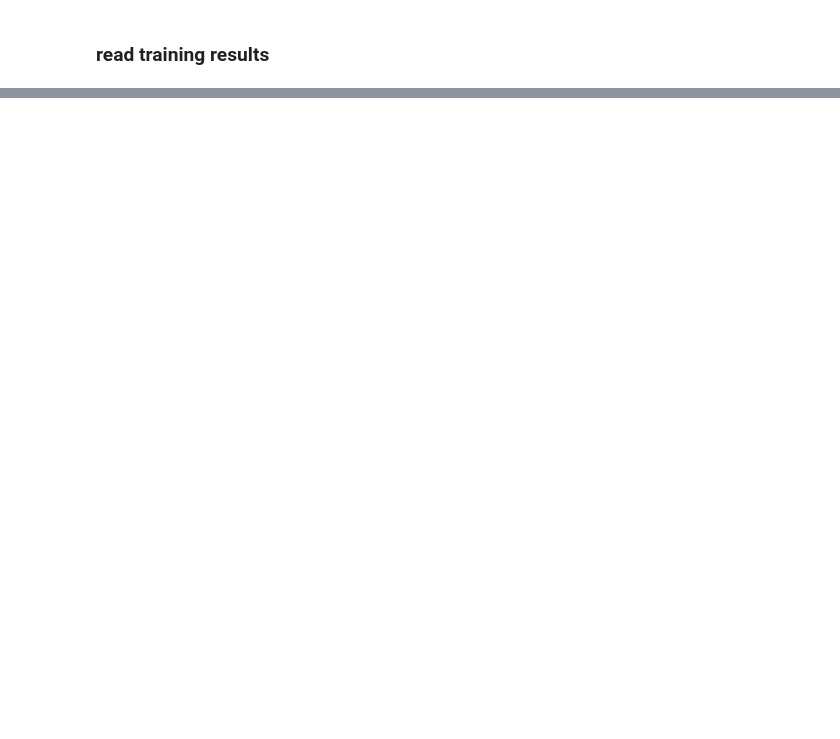
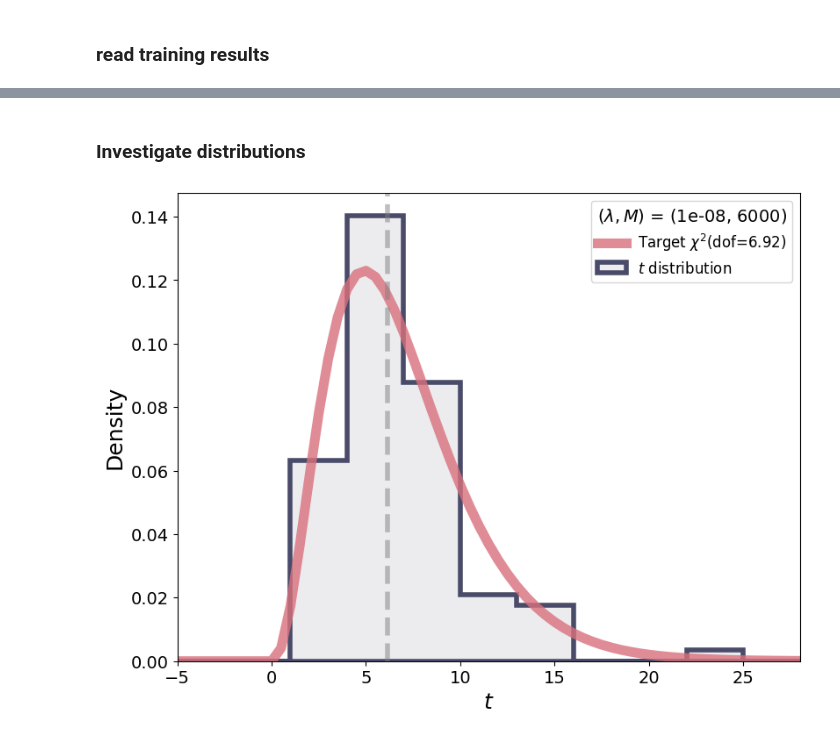
Before and after one commit to PietroCappelli/NPLM-Falkon, a Jupyter notebook: notebooks/LogisticFalkon.ipynb, the cells around one changed output, grey strips where cells are left out. Cells and saved outputs as stored; diff of their text form; code cells hidden in the pictures; blank space fills up the shorter version.

```diff
--- a/notebooks/LogisticFalkon.ipynb
+++ b/notebooks/LogisticFalkon.ipynb
@@ -336,0 +362,54 @@ t_mean8 = read_data(1e-8, 'mean', path=path); t_chi8  = read_data(1e-8, 'chi', p
+# %% [markdown]
+### Investigate distributions
+# %%
+l=1e-8
+m=6000
+distrib_path = '/home/ubuntu/NPLM-Falkon/output/1D/2024_2_19/ttest_time_'+str(l)+'_'+str(m)+'.csv'
+with open(distrib_path) as f:
+    t_list = np.array([float(row.split()[0]) for row in f])
+
+df_fit, loc, scale = chi2.fit(t_list, floc=0, fscale=1)
+ref_chi2 = chi2(df=df_fit)
+t_ref_bins  = np.arange(-5, 30, 3)
+xgrid_ref   = np.arange(-5, 30, 0.5)
+
+plot_one_t(
+    t_distribution  = t_list,
+    t_bins          = t_ref_bins,
+    chi2            = ref_chi2,
+    chi2_grid       = xgrid_ref,
+    show_hist       = True,
+    show_error      = False,
+    compute_rate    = False,
+    err_marker      = "o",
+    err_markersize  = 10,
+    err_capsize     = 5,
+    err_elinewidth  = 4,
+    err_capthick    = 4,
+    err_color       = "black",
+    figsize         = (8, 6),
+    fontsize        = 18,
+    cms             = False,
+    cms_label       = "",
+    cms_rlabel      = "",
+    hist_ecolor     = ("#494B69", 1.0),
+    hist_fcolor     = ("#494B69", 0.1),
+    chi2_color      = ("#D8707C", 0.8),
+    hist_lw         = 4,
+    chi2_lw         = 8,
+    hist_type       = "stepfilled",
+    hist_label      = "$\it{t}$ distribution",
+    chi2_label      = "Target $\chi^2$(dof=%.2f)"%(df_fit),
+    xlabel          = r"$t$",
+    ylabel          = "Density",
+    show_plot       = True,
+    save_plot       = False,
+    plot_name       = "t_distribution_"+str(l)+"_"+str(m),
+    plot_path       = "/home/ubuntu/NPLM-Falkon/plot/1D/",
+    plot_format     = "png",
+    return_fig      = False,
+    plot_params     = True,
+    hyperparams     = str(l)+", "+str(m),
+)
+# %% [output]
+[figure, added]
```
Also changed, not shown: parts of 9 cells of this notebook, 1 other file.
